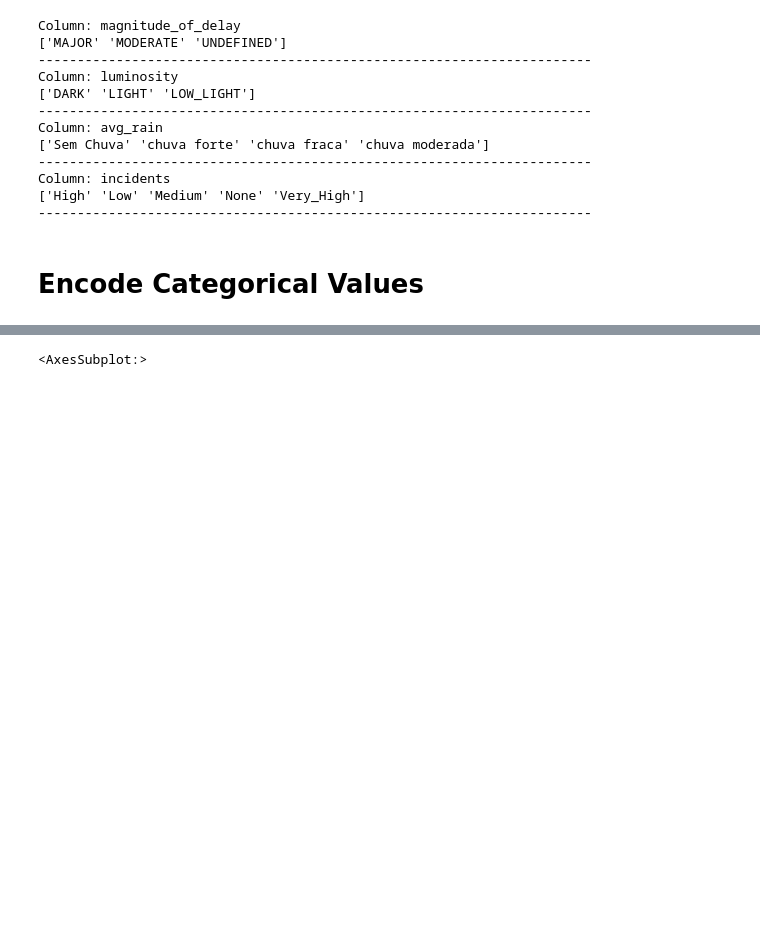
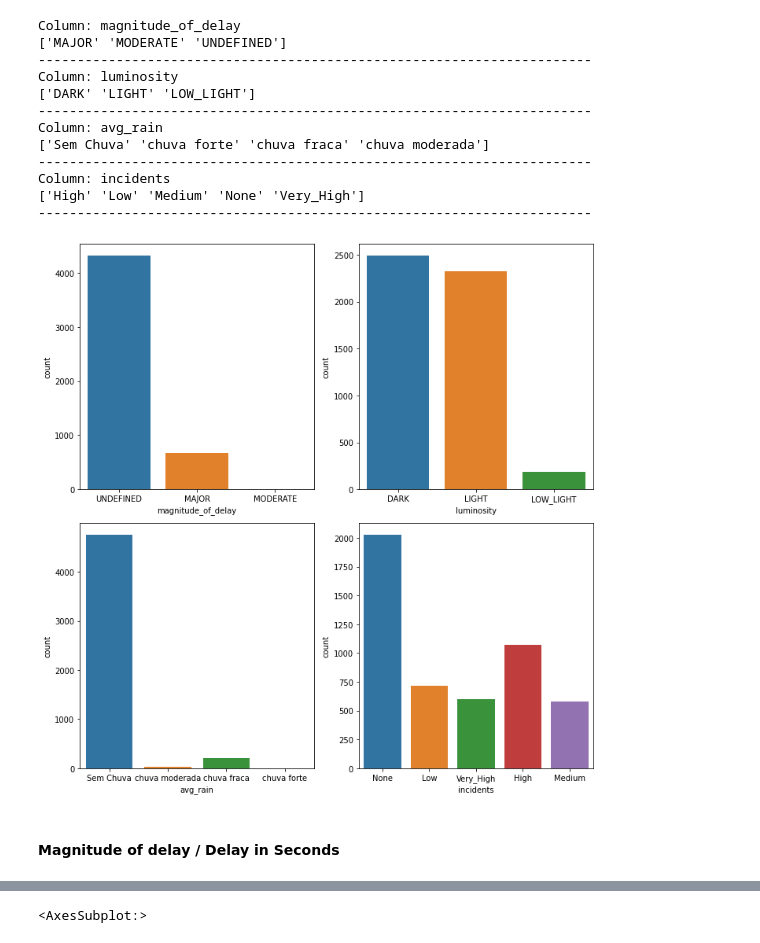
Before and after one commit to rsaSantos/DAA-Project, a Jupyter notebook: Task 2 (Competition)/incidents (ruben review).ipynb, the cells around one changed output, grey strips where cells are left out. Cells and saved outputs as stored; diff of their text form; code cells hidden in the pictures; blank space fills up the shorter version.

```diff
--- a/Task 2 (Competition)/incidents (ruben review).ipynb
+++ b/Task 2 (Competition)/incidents (ruben review).ipynb
@@ -187,12 +191,4 @@ def replace_affected_roads(data):
 
 if 'affected_roads' in trainingData.columns:
     trainingData = replace_affected_roads(trainingData)
-if 'affected_roads' in testData.columns:
     testData = replace_affected_roads(testData)
-
-# Checks...
-print("Training data:")
-print(trainingData['number_of_affected_roads'].head())
-print("-----------------------------------------------------------------------")
-print("Test data:")
-print(testData['number_of_affected_roads'].head())
@@ -276,5 +232,14 @@ Column: avg_rain
 Column: incidents
 ['High' 'Low' 'Medium' 'None' 'Very_High']
 -----------------------------------------------------------------------
-# %% [markdown]
-# Encode Categorical Values
+# %%
+# Get the distribution of the non-numeric columns
+fig, axes = plt.subplots(nrows=2, ncols=2, figsize=(10, 10))
+for idx, column in enumerate(non_numeric_columns):
+    sns.countplot(x=column, data=trainingData, ax=axes[idx // 2, idx % 2])
+plt.tight_layout()
+plt.show()
+# %% [output]
+[figure, added]
+# %% [markdown]
+#### Magnitude of delay / Delay in Seconds
```
Also changed, not shown: parts of 67 cells of this notebook.
